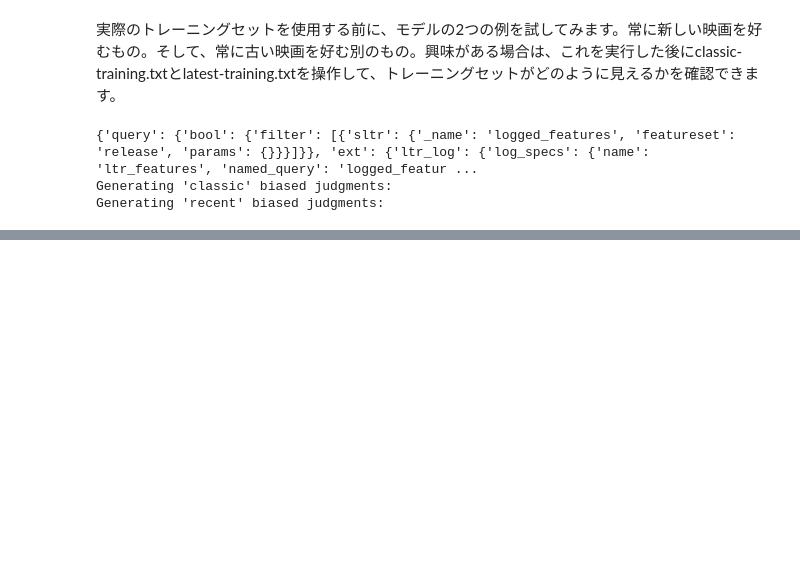
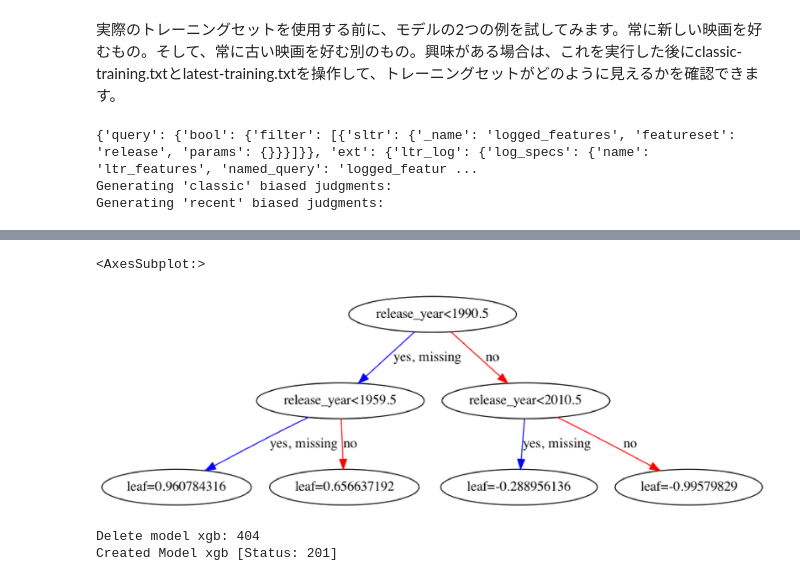
Before and after one commit to po3rin/python_playground, a Jupyter notebook: es-ltr/es-ltr.ipynb, the cells around one changed output, grey strips where cells are left out. Drawn from its saved outputs; the diff is of its cells as text; code cells hidden in the pictures; blank space fills up the shorter version.

```diff
--- a/es-ltr/es-ltr.ipynb
+++ b/es-ltr/es-ltr.ipynb
@@ -217,0 +284,3 @@ Generating 'recent' biased judgments:
+# %%
+param2 = {'max_depth':2, 'eta':1, 'silent':1, 'objective':'rank:pairwise'}
+ranking_model = xgb.train(param2, dmx, num_round)
@@ -217,0 +312,5 @@ Generating 'recent' biased judgments:
+# %%
+xgb.plot_tree(ranking_model)
+# %% [output]
+<AxesSubplot:>
+[figure, added]
@@ -217,0 +324,5 @@ Generating 'recent' biased judgments:
+# %%
+client.submit_xgboost_model('release', 'tmdb', 'xgb', clean_model)
+# %% [output]
+Delete model xgb: 404
+Created Model xgb [Status: 201]
```
Also changed, not shown: parts of 14 cells of this notebook, 3 other files.
